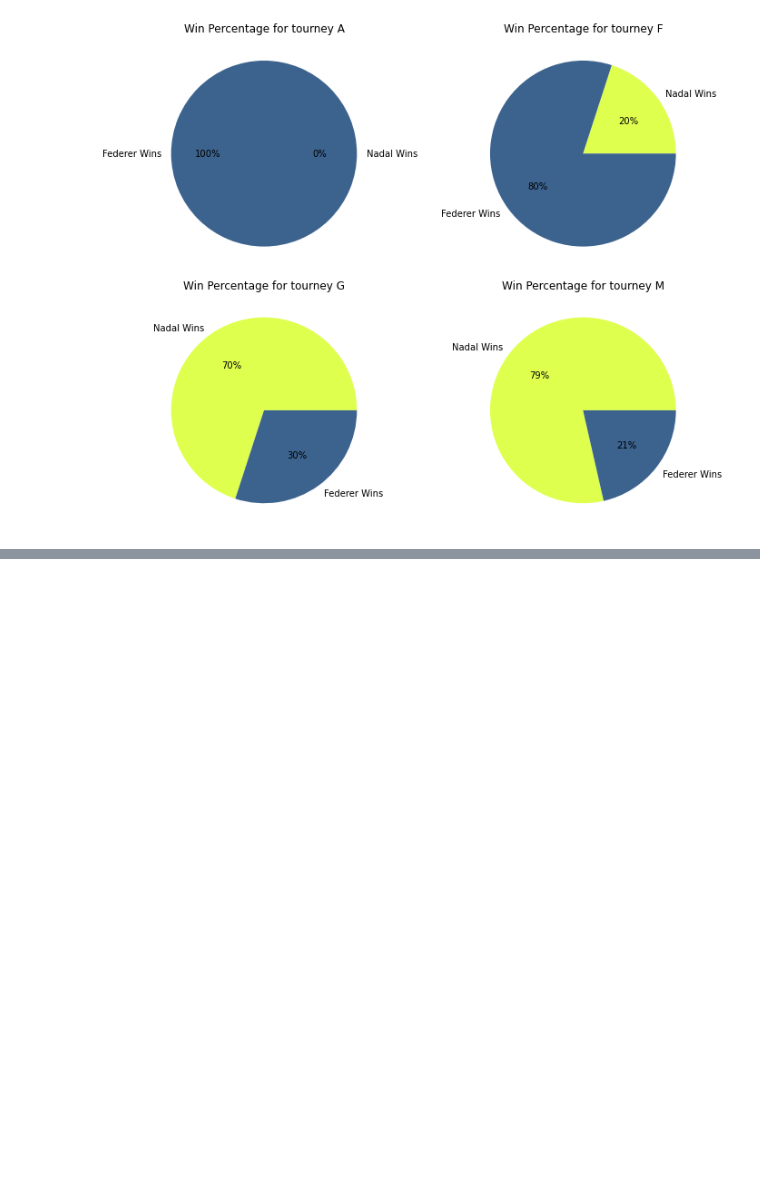
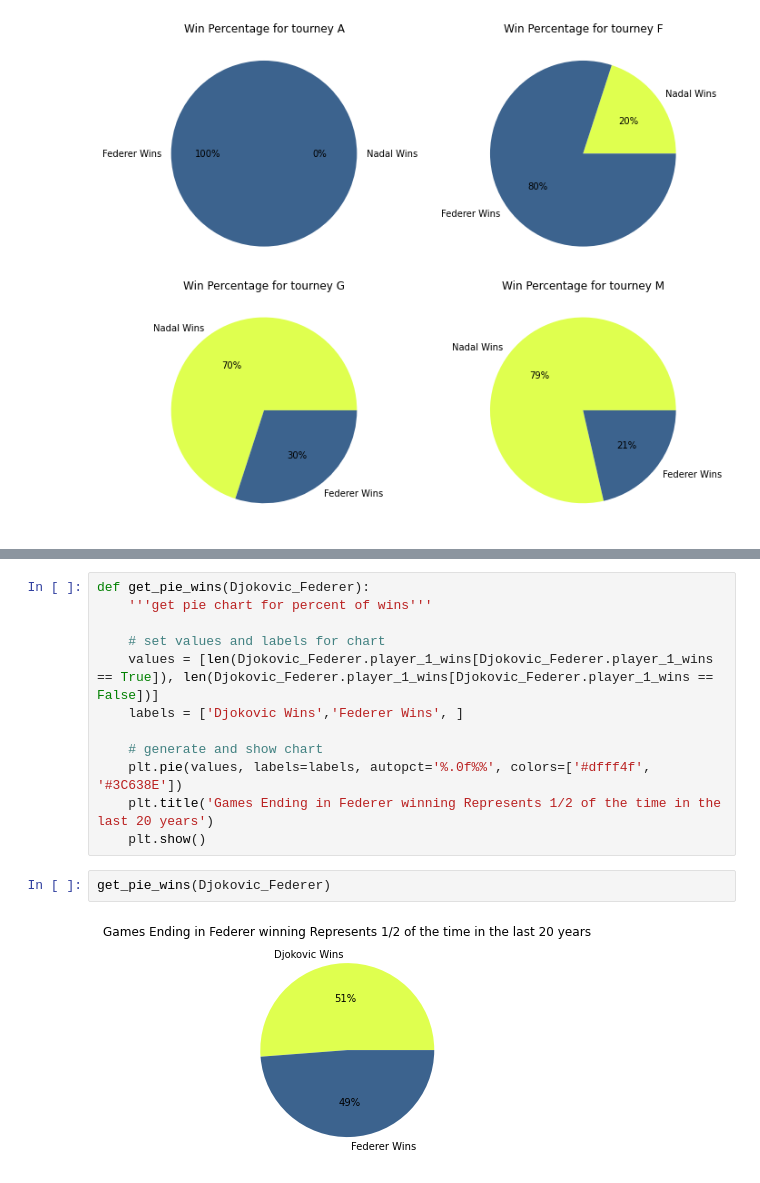
Before and after one commit to Racket-Science/Tennis-Match-Predictions, a Jupyter notebook: Notebooks/daniel_explore_test.ipynb, the cells around one changed output, grey strips where cells are left out. Saved outputs shown, nothing was run; the diff lists cells and outputs as text; blank space fills up the shorter version.

```diff
--- a/Notebooks/daniel_explore_test.ipynb
+++ b/Notebooks/daniel_explore_test.ipynb
@@ -420,0 +461,16 @@ get_pie_tourney_level(fed_v_nad1)
+# %%
+def get_pie_wins(Djokovic_Federer):
+    '''get pie chart for percent of wins'''
+
+    # set values and labels for chart
+    values = [len(Djokovic_Federer.player_1_wins[Djokovic_Federer.player_1_wins == True]), len(Djokovic_Federer.player_1_wins[Djokovic_Federer.player_1_wins == False])]
+    labels = ['Djokovic Wins','Federer Wins', ]
+
+    # generate and show chart
+    plt.pie(values, labels=labels, autopct='%.0f%%', colors=['#dfff4f', '#3C638E'])
+    plt.title('Games Ending in Federer winning Represents 1/2 of the time in the last 20 years')
+    plt.show()
+# %%
+get_pie_wins(Djokovic_Federer)
+# %% [output]
+[figure, added]
```
Also changed, not shown: parts of 10 cells of this notebook.
